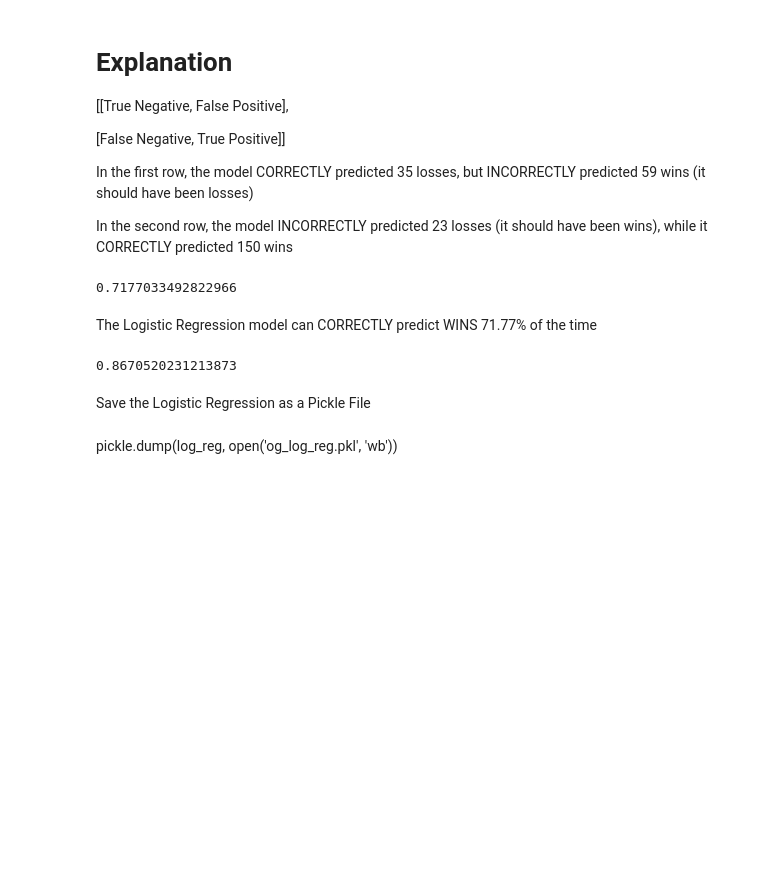
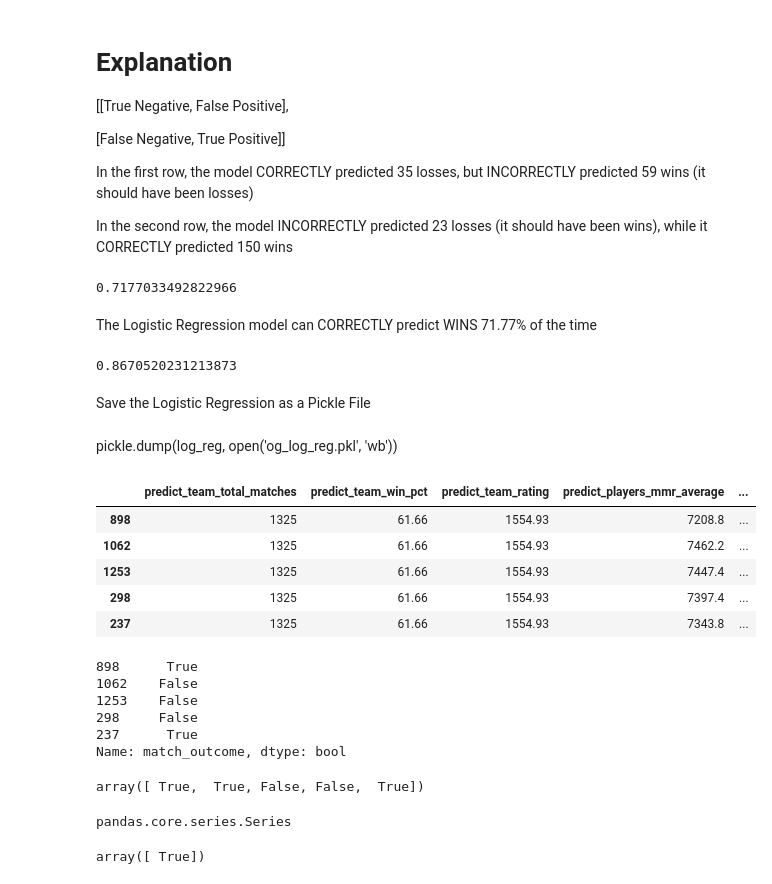
Before and after one commit to johnnyoso/MachineLearningWebApp, a Jupyter notebook: deploy-mlmodel-project/DotaLogisticRegression.ipynb, the cells around one changed output. Saved outputs shown, nothing was run; the diff lists cells and outputs as text; code cells hidden in the pictures; blank space fills up the shorter version.

```diff
--- a/deploy-mlmodel-project/DotaLogisticRegression.ipynb
+++ b/deploy-mlmodel-project/DotaLogisticRegression.ipynb
@@ -272,3 +281,29 @@ recall_score(y_test, y_pred)
 Save the Logistic Regression as a Pickle File
 # %% [markdown]
 pickle.dump(log_reg, open('og_log_reg.pkl', 'wb'))
+# %%
+X_test[0:5]
+# %% [output]
+|  | predict_team_total_matches | predict_team_win_pct | predict_team_rating | predict_players_mmr_average | ... |
+| 898 | 1325 | 61.66 | 1554.93 | 7208.8 | ... |
+| 1062 | 1325 | 61.66 | 1554.93 | 7462.2 | ... |
+| 1253 | 1325 | 61.66 | 1554.93 | 7447.4 | ... |
+| 298 | 1325 | 61.66 | 1554.93 | 7397.4 | ... |
+| 237 | 1325 | 61.66 | 1554.93 | 7343.8 | ... |
+# %%
+y_test[0:5]
+# %% [output]
+898      True
+1062    False
+1253    False
+298     False
+237      True
+Name: match_outcome, dtype: bool
+# %%
+y_pred[0:5]
+# %% [output]
+array([ True,  True, False, False,  True])
+# %%
+X_test.iloc[1, :]
+# %% [output]
+pandas.core.series.Series
@@ -274,0 +314,4 @@ pickle.dump(log_reg, open('og_log_reg.pkl', 'wb'))
+# %%
+log_reg.predict([test_list])
+# %% [output]
+array([ True])
```
Also changed, not shown: parts of 11 cells of this notebook, 9 other files.
